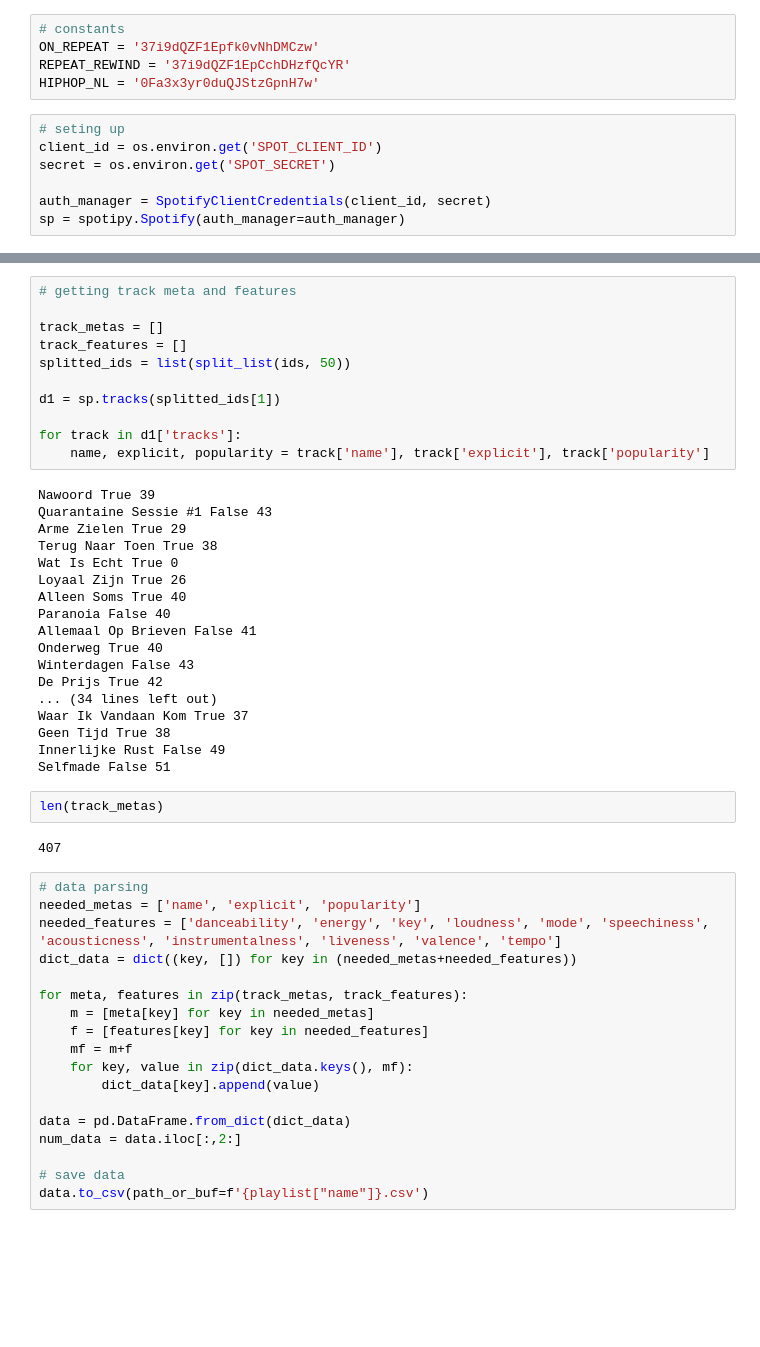
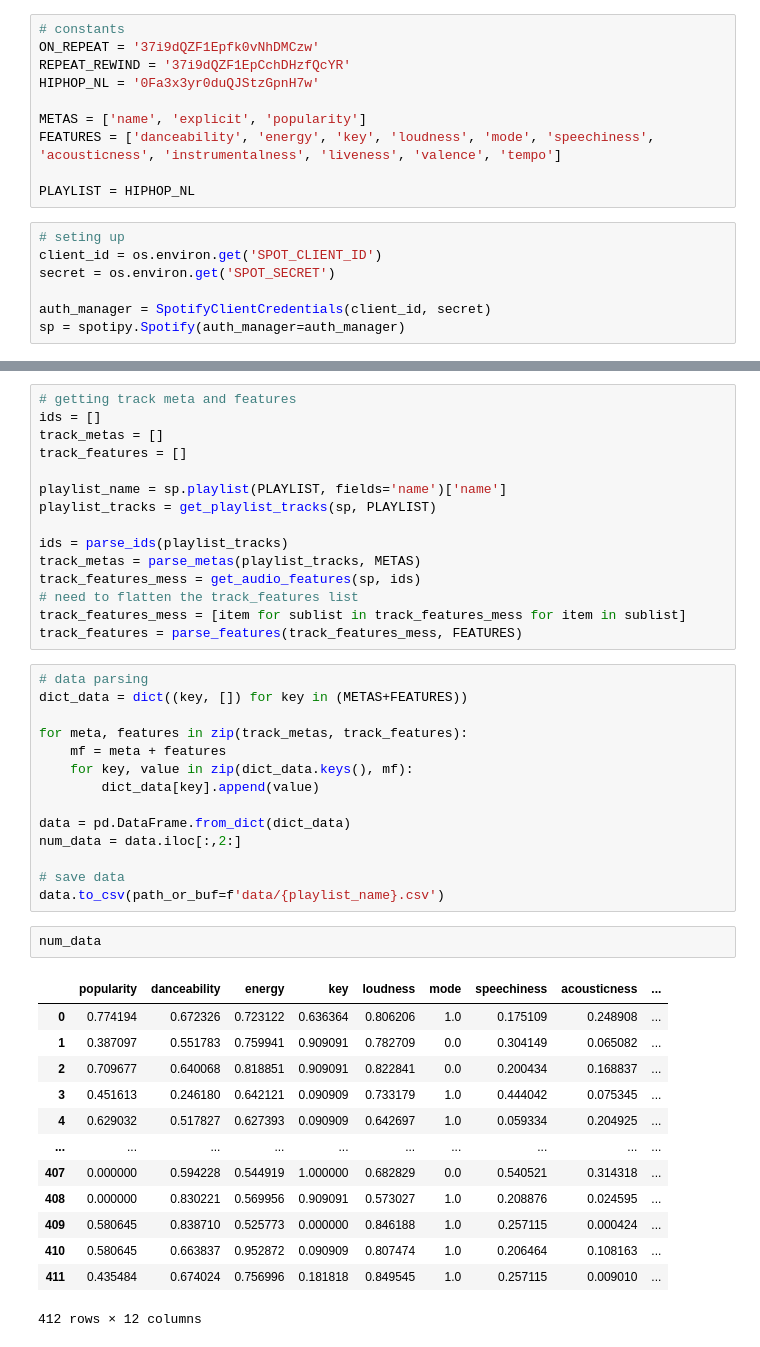
Before and after one commit to t0ffifee/spot-plot, a Jupyter notebook: spot-plot.ipynb, the cells around one changed output, grey strips where cells are left out. Cells and saved outputs as stored; diff of their text form; blank space fills up the shorter version.

```diff
--- a/spot-plot.ipynb
+++ b/spot-plot.ipynb
@@ -14,6 +14,11 @@ from time import sleep
 ON_REPEAT = '37i9dQZF1Epfk0vNhDMCzw'
 REPEAT_REWIND = '37i9dQZF1EpCchDHzfQcYR'
 HIPHOP_NL = '0Fa3x3yr0duQJStzGpnH7w'
+
+METAS = ['name', 'explicit', 'popularity']
+FEATURES = ['danceability', 'energy', 'key', 'loudness', 'mode', 'speechiness', 'acousticness', 'instrumentalness', 'liveness', 'valence', 'tempo']
+
+PLAYLIST = HIPHOP_NL
 # %%
 # seting up
 client_id = os.environ.get('SPOT_CLIENT_ID')
@@ -27,46 +29,24 @@ ids = get_ids(playlist_tracks)
-# %%
-# getting track meta and features
-
-track_metas = []
-track_features = []
-splitted_ids = list(split_list(ids, 50))
-
-d1 = sp.tracks(splitted_ids[1])
-
-for track in d1['tracks']:
-    name, explicit, popularity = track['name'], track['explicit'], track['popularity']
-# %% [output]
-Nawoord True 39
-Quarantaine Sessie #1 False 43
-Arme Zielen True 29
-Terug Naar Toen True 38
-Wat Is Echt True 0
-Loyaal Zijn True 26
-Alleen Soms True 40
-Paranoia False 40
-Allemaal Op Brieven False 41
-Onderweg True 40
-Winterdagen False 43
-De Prijs True 42
-... (34 lines left out)
-Waar Ik Vandaan Kom True 37
-Geen Tijd True 38
-Innerlijke Rust False 49
-Selfmade False 51
-# %%
-len(track_metas)
-# %% [output]
-407
+# %%
+# getting track meta and features
+ids = []
+track_metas = []
+track_features = []
+
+playlist_name = sp.playlist(PLAYLIST, fields='name')['name']
+playlist_tracks = get_playlist_tracks(sp, PLAYLIST)
+
+ids = parse_ids(playlist_tracks)
+track_metas = parse_metas(playlist_tracks, METAS)
+track_features_mess = get_audio_features(sp, ids)
+# need to flatten the track_features list
+track_features_mess = [item for sublist in track_features_mess for item in sublist]
+track_features = parse_features(track_features_mess, FEATURES)
 # %%
 # data parsing
-needed_metas = ['name', 'explicit', 'popularity']
-needed_features = ['danceability', 'energy', 'key', 'loudness', 'mode', 'speechiness', 'acousticness', 'instrumentalness', 'liveness', 'valence', 'tempo']
-dict_data = dict((key, []) for key in (needed_metas+needed_features))
+dict_data = dict((key, []) for key in (METAS+FEATURES))
 
 for meta, features in zip(track_metas, track_features):
-    m = [meta[key] for key in needed_metas]
-    f = [features[key] for key in needed_features]
-    mf = m+f
+    mf = meta + features
     for key, value in zip(dict_data.keys(), mf):
         dict_data[key].append(value)
 
@@ -74,7 +54,23 @@ data = pd.DataFrame.from_dict(dict_data)
 num_data = data.iloc[:,2:]
 
 # save data
-data.to_csv(path_or_buf=f'{playlist["name"]}.csv')
+data.to_csv(path_or_buf=f'data/{playlist_name}.csv')
+# %%
+num_data
+# %% [output]
+|  | popularity | danceability | energy | key | loudness | mode | speechiness | acousticness | ... |
+| 0 | 0.774194 | 0.672326 | 0.723122 | 0.636364 | 0.806206 | 1.0 | 0.175109 | 0.248908 | ... |
+| 1 | 0.387097 | 0.551783 | 0.759941 | 0.909091 | 0.782709 | 0.0 | 0.304149 | 0.065082 | ... |
+| 2 | 0.709677 | 0.640068 | 0.818851 | 0.909091 | 0.822841 | 0.0 | 0.200434 | 0.168837 | ... |
+| 3 | 0.451613 | 0.246180 | 0.642121 | 0.090909 | 0.733179 | 1.0 | 0.444042 | 0.075345 | ... |
+| 4 | 0.629032 | 0.517827 | 0.627393 | 0.090909 | 0.642697 | 1.0 | 0.059334 | 0.204925 | ... |
+| ... | ... | ... | ... | ... | ... | ... | ... | ... | ... |
+| 407 | 0.000000 | 0.594228 | 0.544919 | 1.000000 | 0.682829 | 0.0 | 0.540521 | 0.314318 | ... |
+| 408 | 0.000000 | 0.830221 | 0.569956 | 0.909091 | 0.573027 | 1.0 | 0.208876 | 0.024595 | ... |
+| 409 | 0.580645 | 0.838710 | 0.525773 | 0.000000 | 0.846188 | 1.0 | 0.257115 | 0.000424 | ... |
+| 410 | 0.580645 | 0.663837 | 0.952872 | 0.090909 | 0.807474 | 1.0 | 0.206464 | 0.108163 | ... |
+| 411 | 0.435484 | 0.674024 | 0.756996 | 0.181818 | 0.849545 | 1.0 | 0.257115 | 0.009010 | ... |
+412 rows × 12 columns
 # %%
 num_data.loc[:] = MinMaxScaler().fit_transform(num_data.loc[:])
 
```
Also changed, not shown: parts of 2 cells of this notebook, 2 other files.
